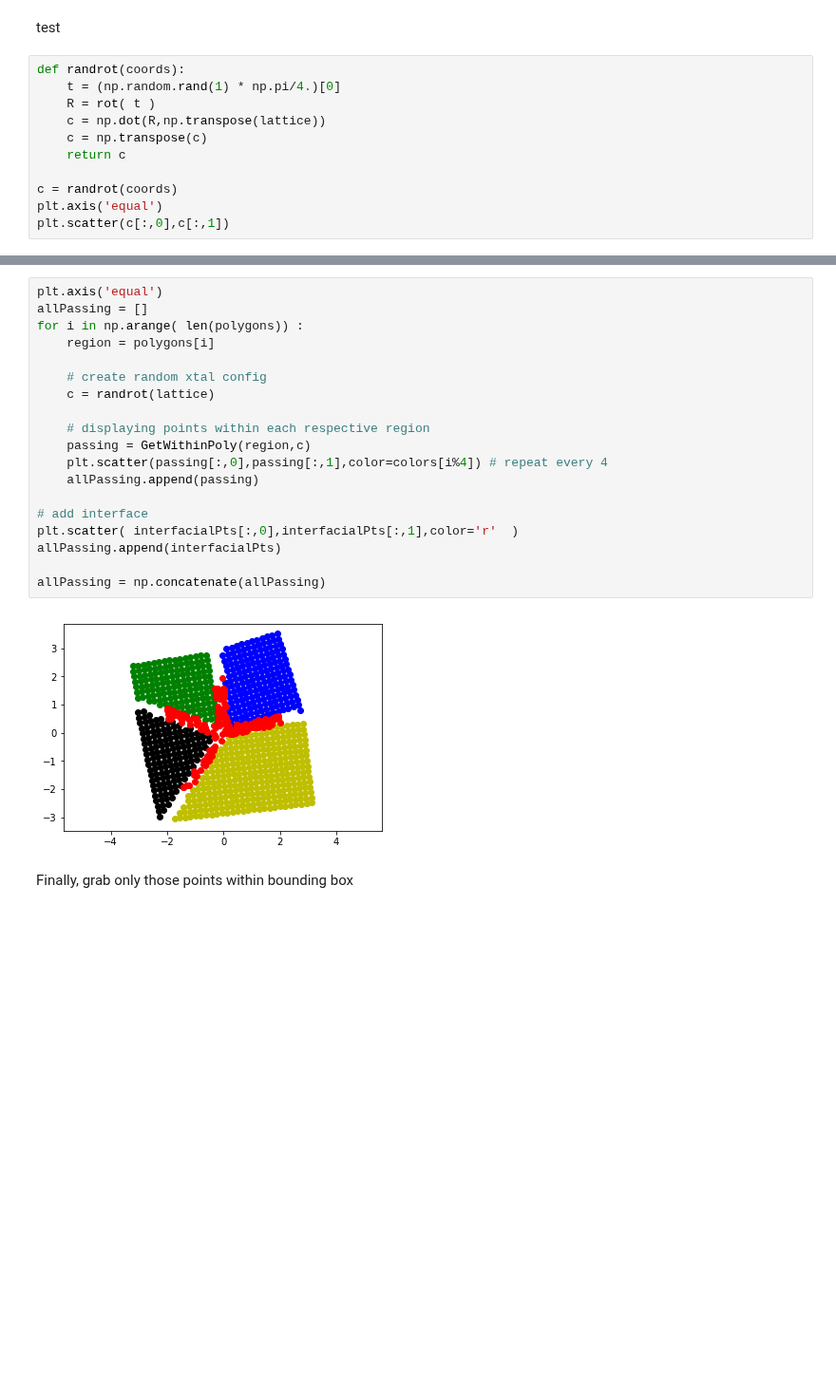
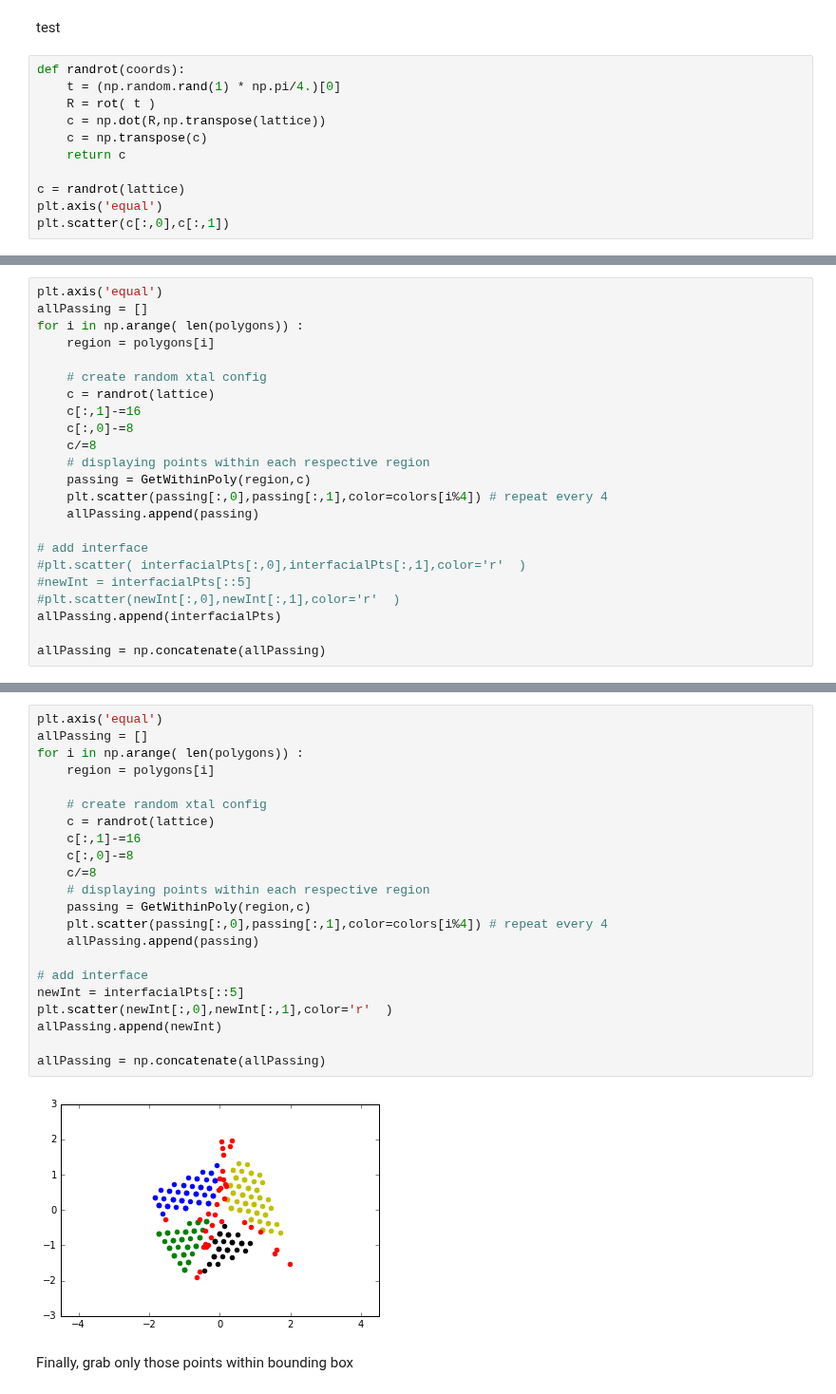
Before and after one commit to huskeypm/sparkdetection, a Jupyter notebook: mach/polymorph.ipynb, the cells around one changed output, grey strips where cells are left out. Shown at 95% size. Cells and saved outputs as stored; diff of their text form; blank space fills up the shorter version.

```diff
--- a/mach/polymorph.ipynb
+++ b/mach/polymorph.ipynb
@@ -217,7 +256,7 @@ def randrot(coords):
     c = np.transpose(c)
     return c
 
-c = randrot(coords)
+c = randrot(lattice)
 plt.axis('equal')
 plt.scatter(c[:,0],c[:,1])
 # %% [output]
@@ -225,0 +270,23 @@ plt.scatter(c[:,0],c[:,1])
+# %%
+plt.axis('equal')
+allPassing = []
+for i in np.arange( len(polygons)) :
+    region = polygons[i]
+
+    # create random xtal config
+    c = randrot(lattice)
+    c[:,1]-=16
+    c[:,0]-=8
+    c/=8
+    # displaying points within each respective region
+    passing = GetWithinPoly(region,c)
+    plt.scatter(passing[:,0],passing[:,1],color=colors[i%4]) # repeat every 4
+    allPassing.append(passing)
+
+# add interface
+#plt.scatter( interfacialPts[:,0],interfacialPts[:,1],color='r'  )
+#newInt = interfacialPts[::5]
+#plt.scatter(newInt[:,0],newInt[:,1],color='r'  )
+allPassing.append(interfacialPts)
+
+allPassing = np.concatenate(allPassing)
@@ -226,24 +311,27 @@ plt.scatter(c[:,0],c[:,1])
 # %%
 plt.axis('equal')
 allPassing = []
 for i in np.arange( len(polygons)) :
     region = polygons[i]
 
     # create random xtal config
     c = randrot(lattice)
-
+    c[:,1]-=16
+    c[:,0]-=8
+    c/=8
     # displaying points within each respective region
     passing = GetWithinPoly(region,c)
     plt.scatter(passing[:,0],passing[:,1],color=colors[i%4]) # repeat every 4
     allPassing.append(passing)
 
 # add interface
-plt.scatter( interfacialPts[:,0],interfacialPts[:,1],color='r'  )
-allPassing.append(interfacialPts)
+newInt = interfacialPts[::5]
+plt.scatter(newInt[:,0],newInt[:,1],color='r'  )
+allPassing.append(newInt)
 
 allPassing = np.concatenate(allPassing)
 # %% [output]
-[figure, old version]
+[figure, new version]
 # %% [markdown]
 Finally, grab only those points within bounding box
 # %%
```
Also changed, not shown: parts of 16 cells of this notebook, 3 other files.
